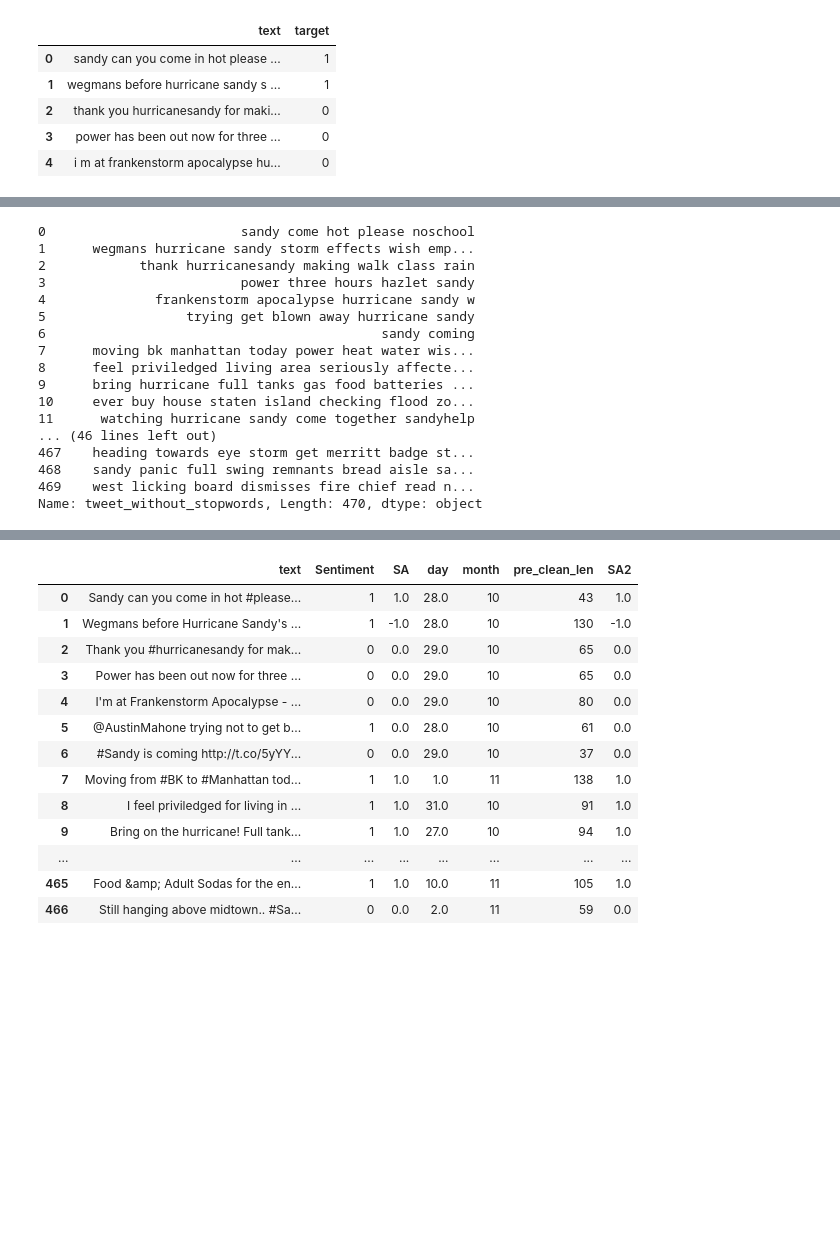
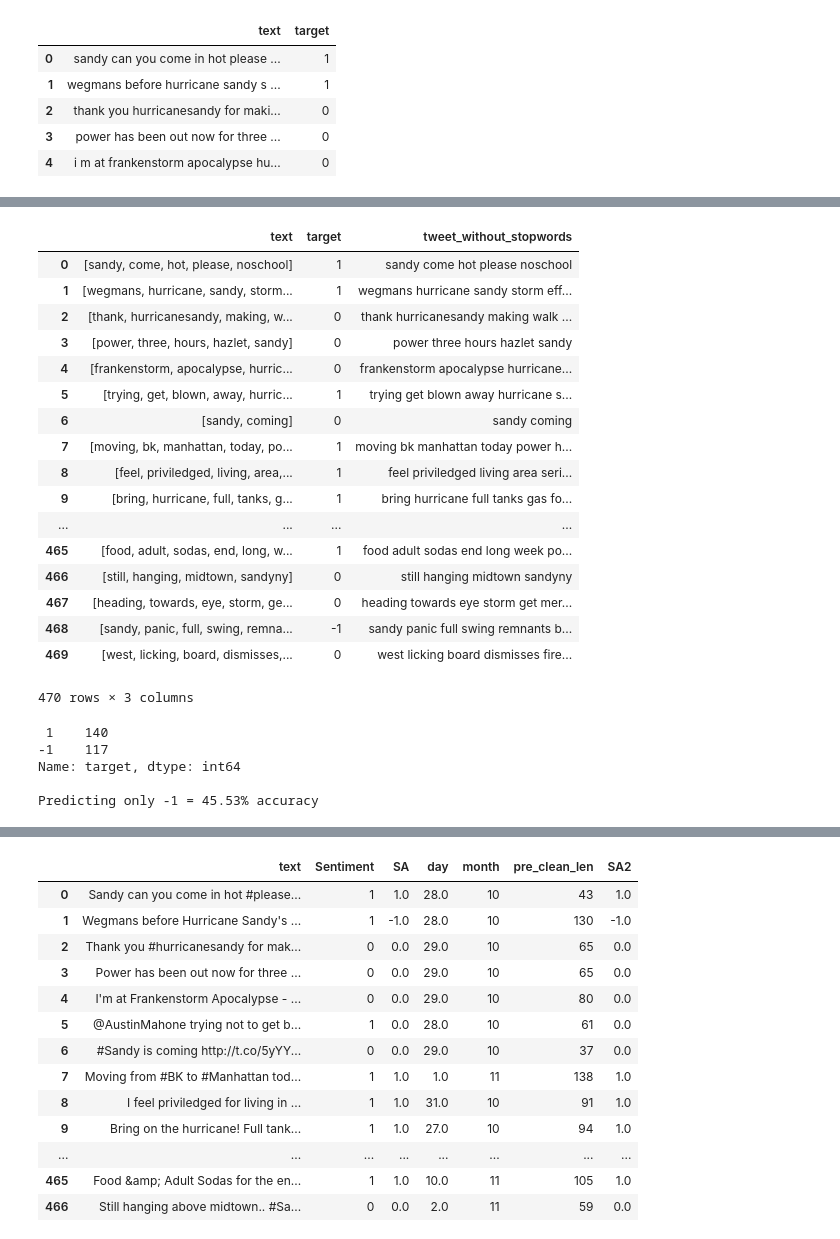
Before and after one commit to juran321/TextClassification_SandyData, a Jupyter notebook: SmapleData sentiment.ipynb, the cells around one changed output, grey strips where cells are left out. Drawn from its saved outputs; the diff is of its cells as text; code cells hidden in the pictures; blank space fills up the shorter version.

```diff
--- a/SmapleData sentiment.ipynb
+++ b/SmapleData sentiment.ipynb
@@ -368,20 +425,21 @@ clean_df['text'] = clean_df['text'].str.lower().str.split().apply(lambda x: [ite
 # %%
-clean_df['tweet_without_stopwords']
+clean_df
 # %% [output]
+|  | text | target | tweet_without_stopwords |
+| 0 | [sandy, come, hot, please, noschool] | 1 | sandy come hot please noschool |
+| 1 | [wegmans, hurricane, sandy, storm... | 1 | wegmans hurricane sandy storm eff... |
+| 2 | [thank, hurricanesandy, making, w... | 0 | thank hurricanesandy making walk ... |
+| 3 | [power, three, hours, hazlet, sandy] | 0 | power three hours hazlet sandy |
+| 4 | [frankenstorm, apocalypse, hurric... | 0 | frankenstorm apocalypse hurricane... |
+| 5 | [trying, get, blown, away, hurric... | 1 | trying get blown away hurricane s... |
+| 6 | [sandy, coming] | 0 | sandy coming |
+| 7 | [moving, bk, manhattan, today, po... | 1 | moving bk manhattan today power h... |
+| 8 | [feel, priviledged, living, area,... | 1 | feel priviledged living area seri... |
+| 9 | [bring, hurricane, full, tanks, g... | 1 | bring hurricane full tanks gas fo... |
+| ... | ... | ... | ... |
+| 465 | [food, adult, sodas, end, long, w... | 1 | food adult sodas end long week po... |
+| 466 | [still, hanging, midtown, sandyny] | 0 | still hanging midtown sandyny |
+| 467 | [heading, towards, eye, storm, ge... | 0 | heading towards eye storm get mer... |
+| 468 | [sandy, panic, full, swing, remna... | -1 | sandy panic full swing remnants b... |
+| 469 | [west, licking, board, dismisses,... | 0 | west licking board dismisses fire... |
-0                         sandy come hot please noschool
-1      wegmans hurricane sandy storm effects wish emp...
-2            thank hurricanesandy making walk class rain
-3                         power three hours hazlet sandy
-4              frankenstorm apocalypse hurricane sandy w
-5                  trying get blown away hurricane sandy
-6                                           sandy coming
-7      moving bk manhattan today power heat water wis...
-8      feel priviledged living area seriously affecte...
-9      bring hurricane full tanks gas food batteries ...
-10     ever buy house staten island checking flood zo...
-11      watching hurricane sandy come together sandyhelp
-... (46 lines left out)
-467    heading towards eye storm get merritt badge st...
-468    sandy panic full swing remnants bread aisle sa...
-469    west licking board dismisses fire chief read n...
-Name: tweet_without_stopwords, Length: 470, dtype: object
+470 rows × 3 columns
@@ -387,0 +461,11 @@ Name: tweet_without_stopwords, Length: 470, dtype: object
+# %%
+counts = clean_df.target.value_counts()
+print(counts)
+
+print("\nPredicting only -1 = {:.2f}% accuracy".format(counts[-1] / sum(counts) * 100))
+# %% [output]
+ 1    140
+-1    117
+Name: target, dtype: int64
+
+Predicting only -1 = 45.53% accuracy
```
Also changed, not shown: parts of 11 cells of this notebook, 4 other files.
